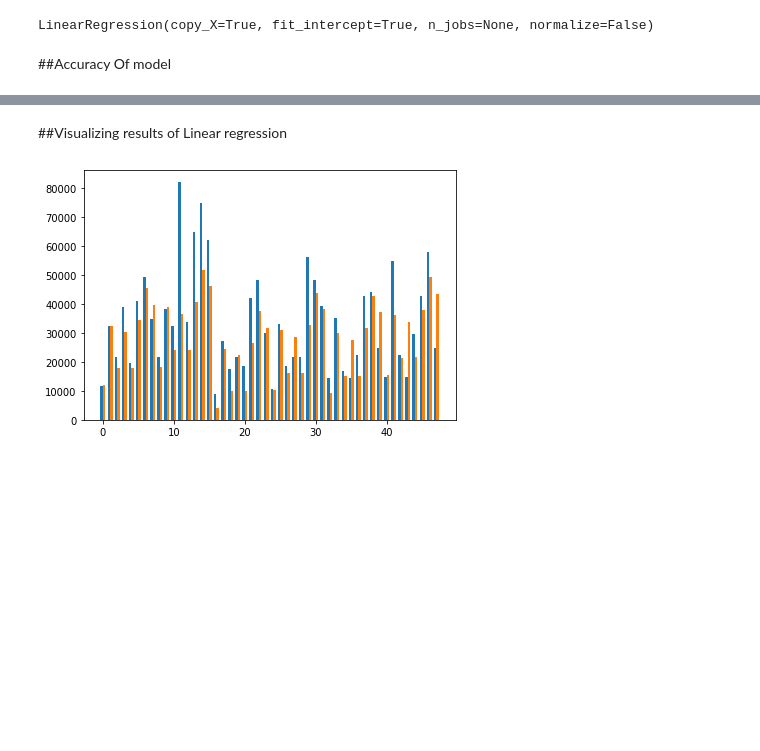
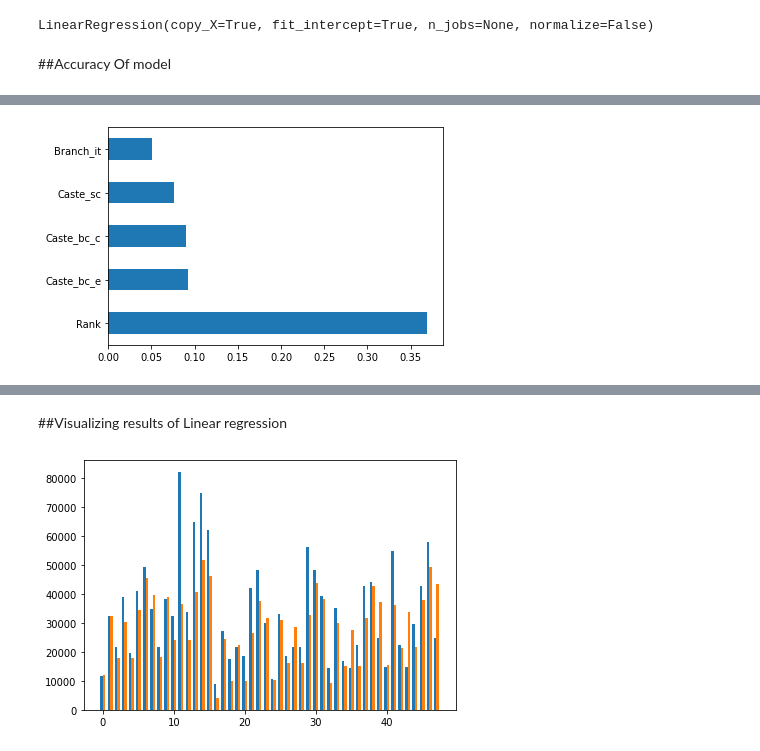
Before and after one commit to CollegePredictor/MachineLearning-Project, a Jupyter notebook: Mini_Projec_Part1.ipynb, the cells around one changed output, grey strips where cells are left out. Saved outputs shown, nothing was run; the diff lists cells and outputs as text; code cells hidden in the pictures; blank space fills up the shorter version.

```diff
--- a/Mini_Projec_Part1.ipynb
+++ b/Mini_Projec_Part1.ipynb
@@ -164,0 +198,18 @@ print(metrics.r2_score(l2,l1))
+# %%
+a=final_dataset.iloc[:,:-1]
+b=final_dataset.iloc[:,-1]
+
+### Feature Importance
+
+from sklearn.ensemble import ExtraTreesRegressor
+import matplotlib.pyplot as plt
+model = ExtraTreesRegressor()
+model.fit(a,b)
+
+
+#plot graph of feature importances for better visualization
+feat_importances = pd.Series(model.feature_importances_, index=a.columns)
+feat_importances.nlargest(5).plot(kind='barh')
+plt.show()
+# %% [output]
+[figure, added]
```
Also changed, not shown: parts of 11 cells of this notebook.
